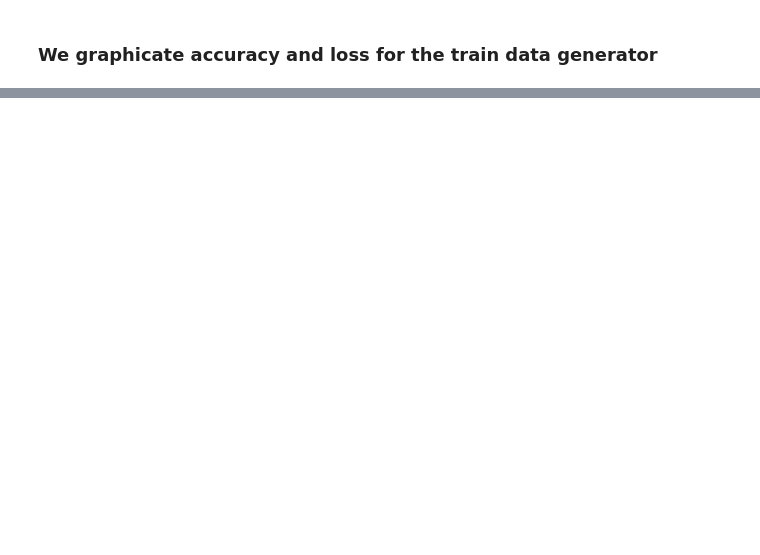
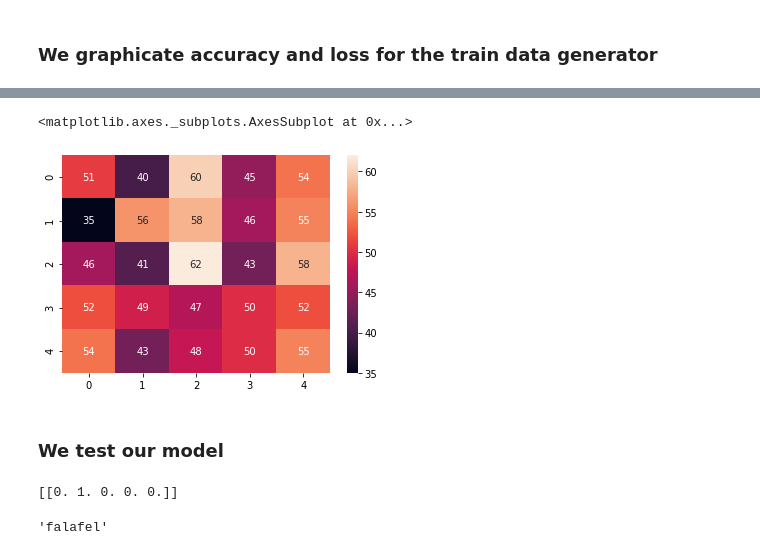
Before and after one commit to silviaherf/foodie_api, a Jupyter notebook: src/image_processing_partialV2.ipynb, the cells around one changed output, grey strips where cells are left out. Drawn from its saved outputs; the diff is of its cells as text; code cells hidden in the pictures; blank space fills up the shorter version.

Commit message:
matriz confusion

```diff
--- a/src/image_processing_partialV2.ipynb
+++ b/src/image_processing_partialV2.ipynb
@@ -270,0 +303,9 @@ NameError: name 'history' is not defined
+# %%
+#Confution Matrix
+cm=confusion_matrix(test_generator.classes, y_pred)
+sns.heatmap(cm,annot=True)
+# %% [output]
+<matplotlib.axes._subplots.AxesSubplot at 0x...>
+[figure, added]
+# %% [markdown]
+### We test our model
@@ -270,0 +326,8 @@ NameError: name 'history' is not defined
+# %%
+clase=class_recognition(model, './downloads/felipe.jpg')
+# %% [output]
+[[0. 1. 0. 0. 0.]]
+# %%
+clase
+# %% [output]
+'falafel'
```
Also changed, not shown: parts of 10 cells of this notebook.
